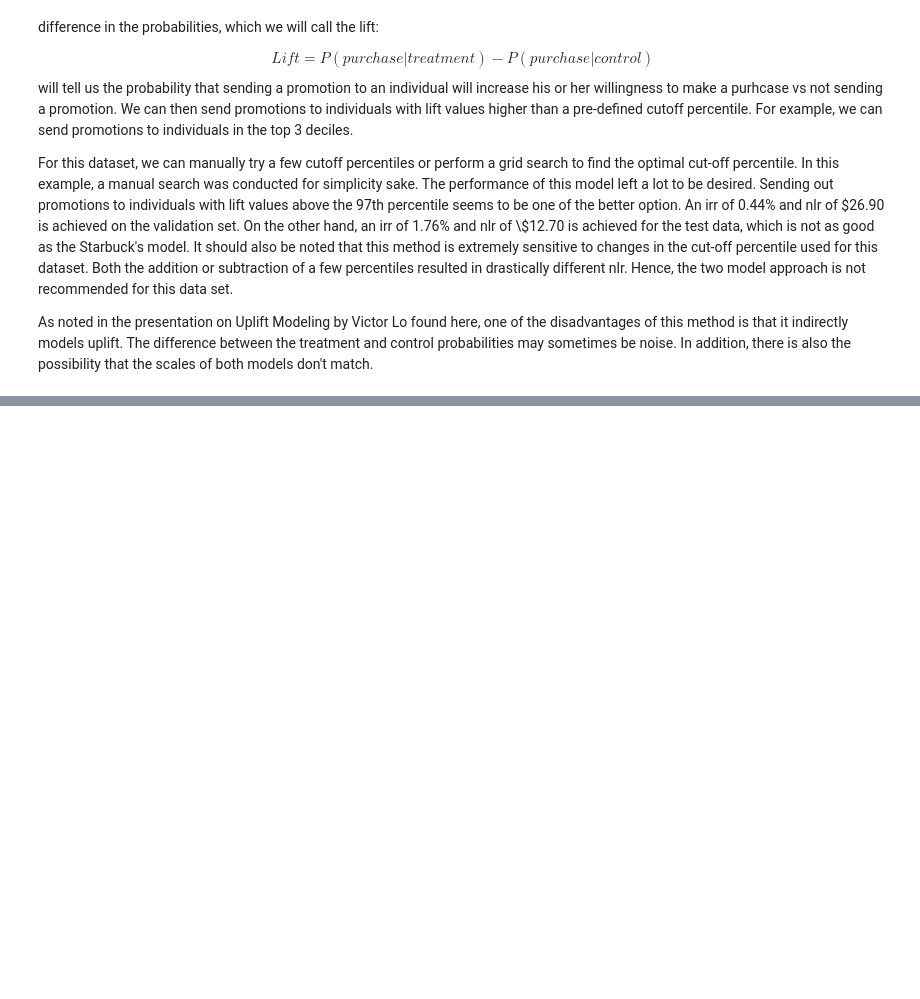
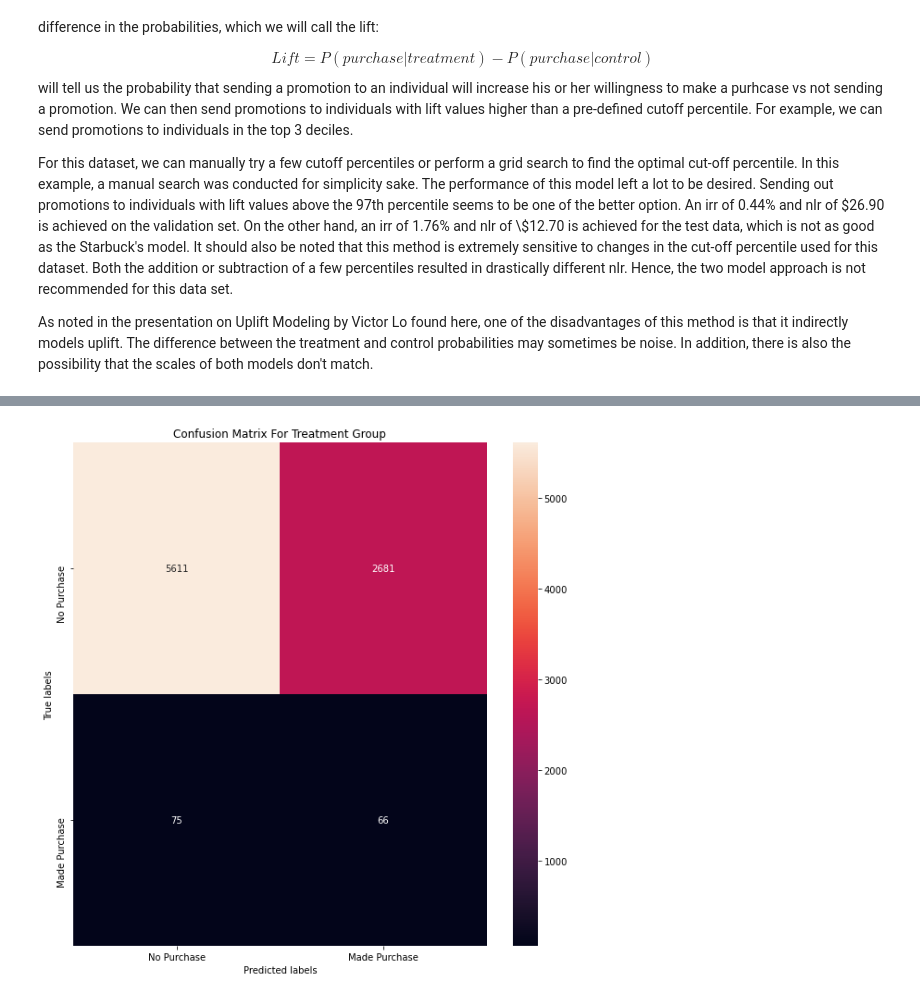
Before and after one commit to pedflotor/Data-Scientist-Nanodegree, a Jupyter notebook: Portfolio Exercises/Starbucks/Starbucks.ipynb, the cells around one changed output, grey strips where cells are left out. Drawn from its saved outputs; the diff is of its cells as text; code cells hidden in the pictures; blank space fills up the shorter version.

Commit message:
feat: Train second model

```diff
--- a/Portfolio Exercises/Starbucks/Starbucks.ipynb
+++ b/Portfolio Exercises/Starbucks/Starbucks.ipynb
@@ -490,0 +531,13 @@ Y_train_exper_upsamp = pd.Series(Y_train_exper_upsamp)
+# %%
+# train treatment model
+eval_set = [(X_train_exper_upsamp, Y_train_exper_upsamp), (X_valid_exper, Y_valid_exper)]
+model_exper = xgb.XGBClassifier(learning_rate = 0.1,\
+                                max_depth = 7,\
+                                min_child_weight = 5,\
+                                objective = 'binary:logistic',\
+                                seed = 42,\
+                                gamma = 1,\
+                                #colsample_bytree = 0.1,\
+                                silent = True)
+model_exper.fit(X_train_exper_upsamp, Y_train_exper_upsamp, eval_set=eval_set,\
+                eval_metric="auc", verbose=True, early_stopping_rounds=30)
@@ -490,0 +571,20 @@ Y_train_exper_upsamp = pd.Series(Y_train_exper_upsamp)
+# %%
+# make predictions on the validation data sets for both models
+control_valid_pred = model_control.predict(X_valid_control, ntree_limit=model_control.best_ntree_limit)
+exper_valid_pred = model_exper.predict(X_valid_exper, ntree_limit=model_exper.best_ntree_limit)
+# %%
+# confusion marix for thge validation set
+valid_pred = model.predict(X_valid, ntree_limit=model.best_ntree_limit)
+cm = sk.metrics.confusion_matrix(Y_valid_exper, exper_valid_pred)
+
+fig, ax= plt.subplots(figsize=(10,10))
+sb.heatmap(cm, annot=True, fmt='g', ax = ax); #annot=True to annotate cells
+
+# labels, title and ticks
+ax.set_xlabel('Predicted labels');
+ax.set_ylabel('True labels');
+ax.set_title('Confusion Matrix For Treatment Group');
+ax.xaxis.set_ticklabels(['No Purchase', 'Made Purchase']);
+ax.yaxis.set_ticklabels(['No Purchase', 'Made Purchase']);
+# %% [output]
+[figure, added]
```
Also changed, not shown: parts of 3 cells of this notebook.
